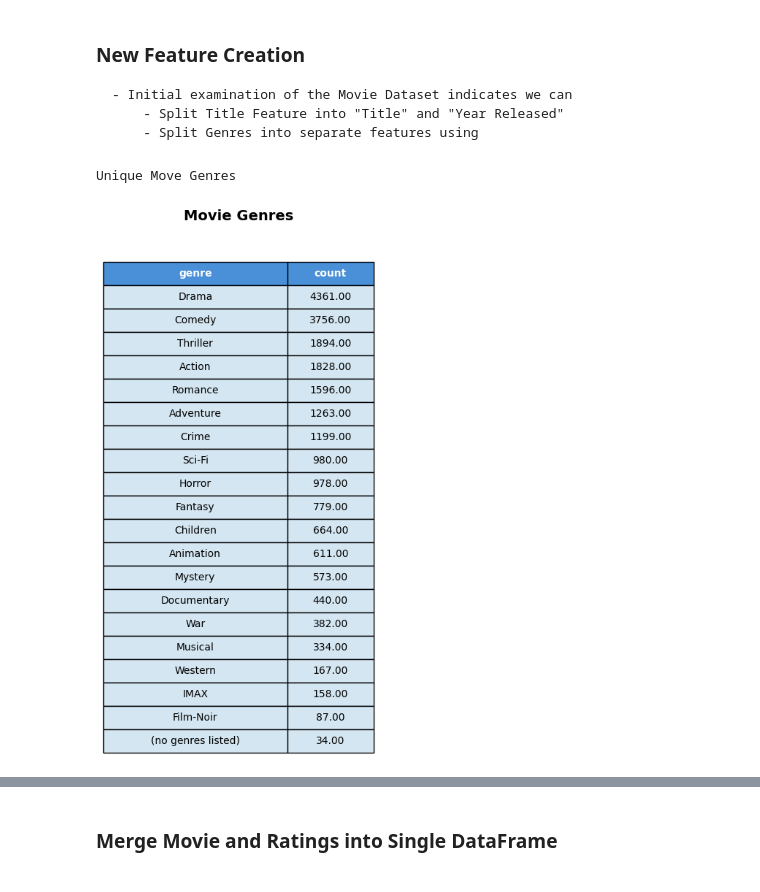
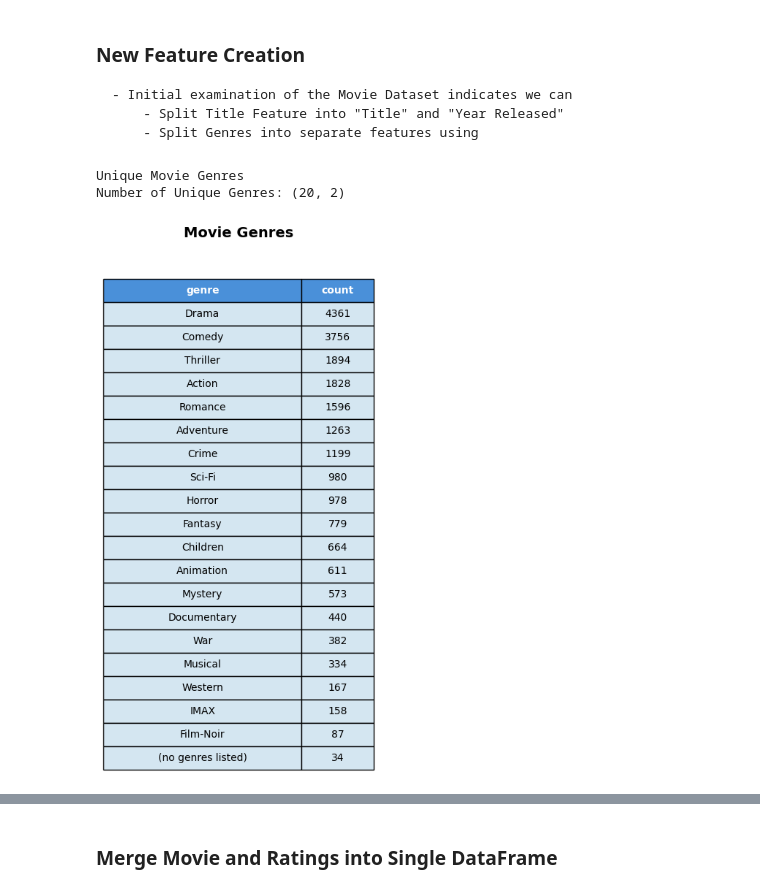
Before and after one commit to juanbucz/FullStackAcademyAICourse, a Jupyter notebook: Incremental Capstones/Capstone 8/Incremental Capstone 8 - Movies - Recommendation Systems.ipynb, the cells around one changed output, grey strips where cells are left out. Saved outputs shown, nothing was run; the diff lists cells and outputs as text; code cells hidden in the pictures.

Commit message:
Capstone 8/Incremental Capstone 8 - Movies - Recommendation Systems - More EDA and plot distribution/counts. Added Lesson 26 activities.

```diff
--- a/Incremental Capstones/Capstone 8/Incremental Capstone 8 - Movies - Recommendation Systems.ipynb
+++ b/Incremental Capstones/Capstone 8/Incremental Capstone 8 - Movies - Recommendation Systems.ipynb
@@ -188,7 +188,7 @@ def DisplayTable(df_target, table_title=None, max_cell_length=30, show_index=Fal
             new_row.append(s)
 
         for val in row:
-            if isinstance(val, (float, int)) and not isinstance(val, bool):
+            if isinstance(val, (float)) and not isinstance(val, bool):
                 new_row.append(f"{val:.2f}")
             else:
                 s = str(val)
@@ -450,25 +450,30 @@ df_Movies[obj_cols] = df_Movies[obj_cols].apply(lambda col: col.str.strip())
 # %%
 # Genres
 
 # What are the unique genres in the dataset
-print('Unique Move Genres')
+print('Unique Movie Genres')
 df_Genres = df_Movies['genres'].str.split('|').explode().value_counts().reset_index()
 df_Genres.columns = ['genre', 'count']
+df_Genres['count'] = df_Genres['count'].astype(int)
+
+print(f'Number of Unique Genres: {df_Genres.shape}')
 DisplayTable(df_Genres, table_title='Movie Genres')
 print()
 
+genres = df_Movies['genres'].str.get_dummies(sep='|')
 df_Movies = pd.concat([df_Movies, df_Movies['genres'].str.get_dummies(sep='|')], axis=1)
 df_Movies.drop('genres', axis=1, inplace=True)
 
 # Title has the following format: "Movie Title (1999)"
 # Title/Year Split - Regex Expressions is best solution
 df_Movies['Year'] = df_Movies['title'].str.extract(r'\((\d{4})\)$')
 
 # rsplit() - splits from right to left, so if Title contains (), we don't lose thems
 df_Movies['Title'] = df_Movies['title'].str.replace(r'\s*\(\d{4}\)$', '', regex=True)
 df_Movies.drop('title', axis=1, inplace=True)
 
 #PrintDataFrameStatistics(df_Movies)
 # %% [output]
-Unique Move Genres
+Unique Movie Genres
+Number of Unique Genres: (20, 2)
-[figure, old version]
+[figure, new version]
```
Also changed, not shown: parts of 14 cells of this notebook, 1 other file.
